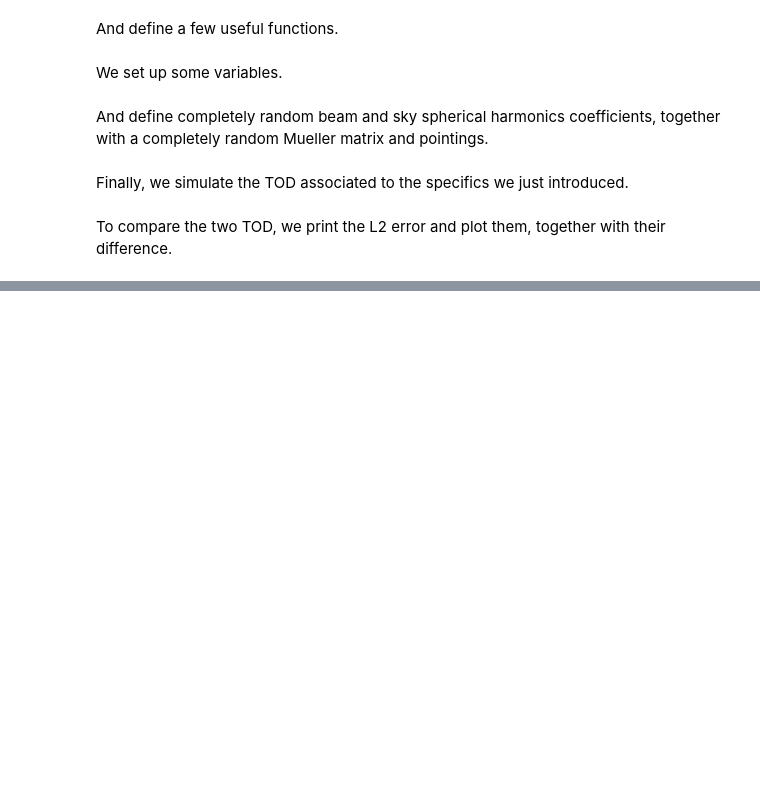
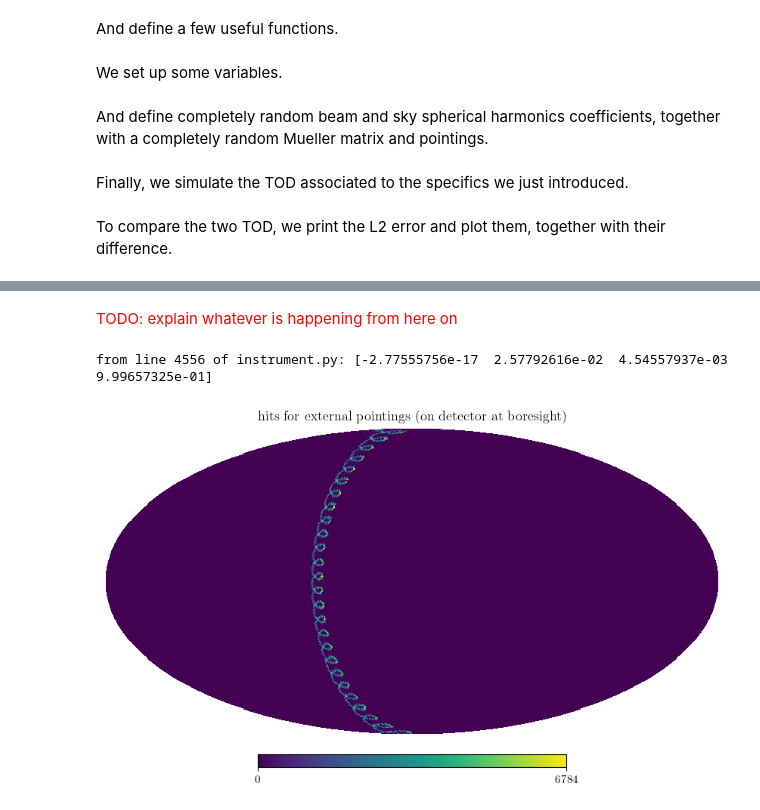
Before and after one commit to martamonelli/CMB-Inflate_WP4, a Jupyter notebook: aaa_comparison.ipynb, the cells around one changed output, grey strips where cells are left out. Saved outputs shown, nothing was run; the diff lists cells and outputs as text; code cells hidden in the pictures; blank space fills up the shorter version.

```diff
--- a/aaa_comparison.ipynb
+++ b/aaa_comparison.ipynb
@@ -82,9 +142,10 @@ We set up some variables.
 # %%
 np.random.seed(10)
 rng = np.random.default_rng(np.random.SeedSequence(42))
-nside = 16
-lmax = 30
+nside = 64
+lmax = 2*nside
 mmax = 2
 kmax = 18
+npix = 12*nside**2
 # %% [markdown]
 And define completely random beam and sky spherical harmonics coefficients, together with a completely random Mueller matrix and pointings.
@@ -195,0 +205,2 @@ print(np.round(q_bore_ - np.roll(q_ducc_,1),2))
+# %% [markdown]
+<a style="color:Red;">TODO: explain whatever is happening from here on</a>
@@ -195,0 +236,11 @@ print(np.round(q_bore_ - np.roll(q_ducc_,1),2))
+# %%
+ndet = 1
+
+azs = np.zeros((ndet,2))
+els = np.zeros((ndet,2))
+polangs = np.zeros((ndet,2))
+off_quats = np.zeros((ndet,2,4))
+deads = np.array([[0,1]])
+
+off_ra, off_dec, off_pa = 10., 87., 10.
+off_quats[0,0,:] = qp.QPoint().radecpa2quat(off_ra, off_dec, off_pa)
@@ -195,0 +266,40 @@ print(np.round(q_bore_ - np.roll(q_ducc_,1),2))
+# %%
+mu_con_spin = True
+mu_con_hwp = True
+
+# provide HWP stuff
+mueller = np.diag([1,1,1,1])
+hwp_angles = np.zeros(nsamp)
+
+# setting up the beam options
+beam_opts_quats = dict(btype='PO',
+                       lmax=lmax,
+                       mmax=lmax,
+                       deconv_q=True,
+                       normalize=False,
+                       po_file="temp_beam.npy",
+                       hwp_mueller=mueller,
+                       quats=off_quats)
+
+S_ptg = ScanStrategy(duration=duration, sample_rate=fsamp, external_pointing=True, use_l2_scan=False)
+S_ptg.input_focal_plane(azs, els, polangs, deads=deads, combine=True, scatter=False, **beam_opts_quats)
+S_ptg.allocate_maps(nside=nside)
+
+S_ptg.scan_instrument_mpi(slm, save_tod=True, save_point=True, ctime_func=ctime_test, q_bore_func=q_bore_test,
+                          interp=True, max_spin=kmax+4, binning=True, verbose=0,
+                          mu_con_hwp=mu_con_hwp, mu_con_spin=mu_con_spin,
+                          ctime_kwargs=dict(), q_bore_kwargs=dict())
+
+out_maps_ptg, cond, proj = S_ptg.solve_for_map(return_proj = True)
+
+hp.mollview(proj[0], title=r'')
+plt.title('hits for external pointings (on detector at boresight)')
+
+signal_beamconv = S_ptg.data(S_ptg.chunks[0], beam=S_ptg.beams[0][0], data_type='tod').copy()
+pixels_beamconv = S_ptg.data(S_ptg.chunks[0], beam=S_ptg.beams[0][0], data_type='pix').copy()
+pa_beamconv = S_ptg.data(S_ptg.chunks[0], beam=S_ptg.beams[0][0], data_type='pa').copy()
+
+del(S_ptg, cond)
+# %% [output]
+from line 4556 of instrument.py: [-2.77555756e-17  2.57792616e-02  4.54557937e-03  9.99657325e-01]
+[figure, added]
```
Also changed, not shown: parts of 28 cells of this notebook, 3 other files.
